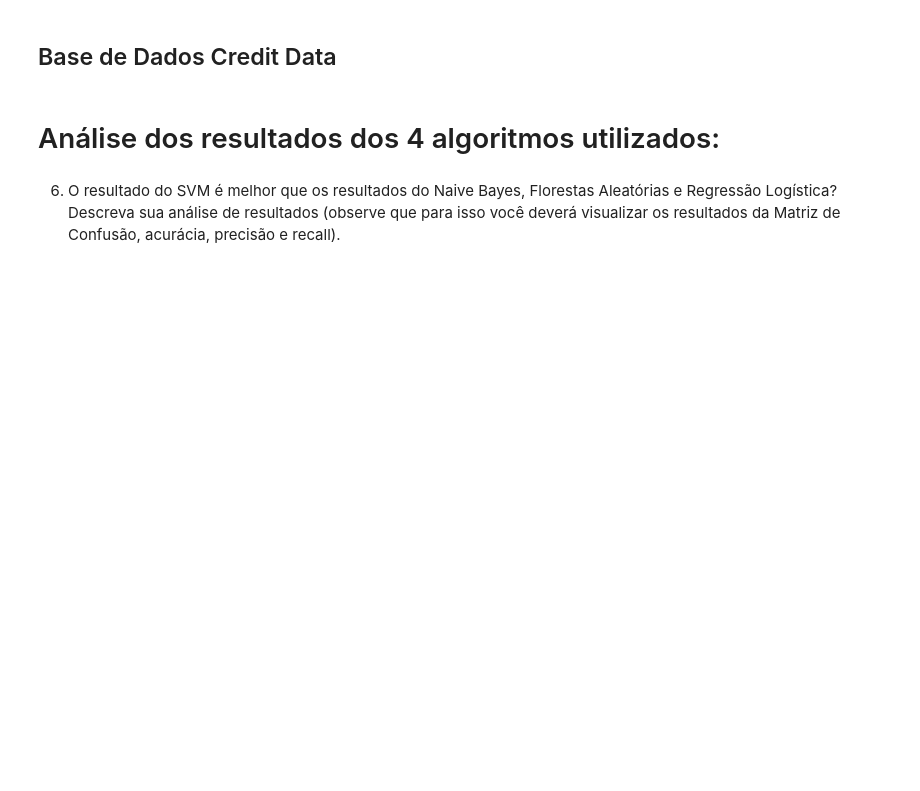
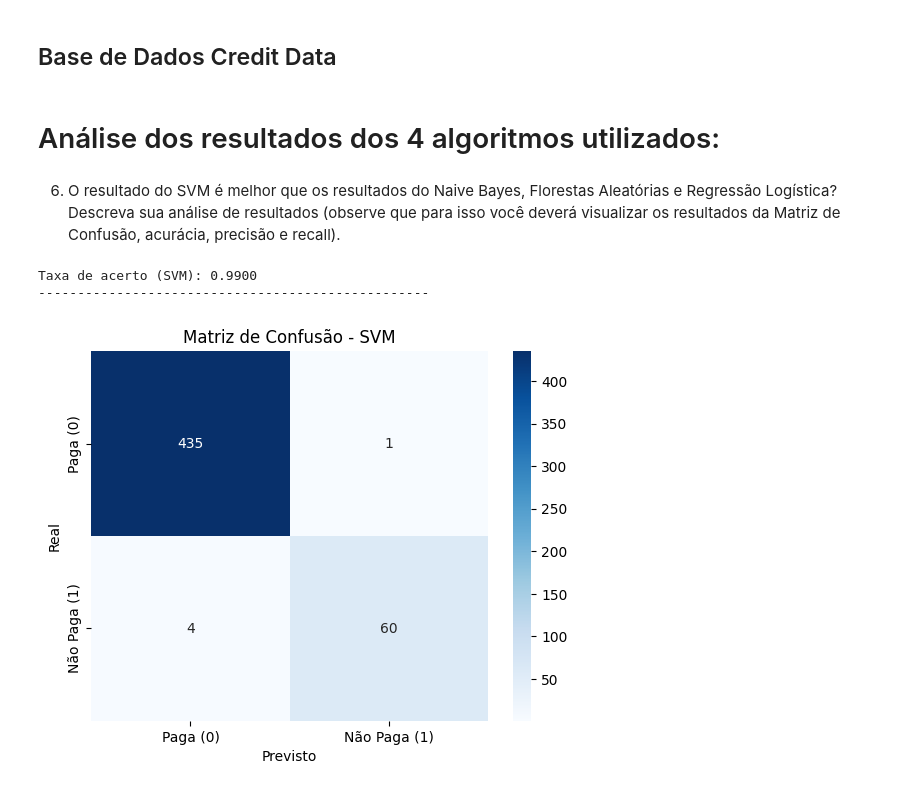
Before and after one commit to LuanaNitsche/AprendizadoDeMaquina, a Jupyter notebook: arvores/TRABALHO_3_PARTE_3_Algoritmo_Árvores_de_DecisãoRegressãoLogística_SVM.ipynb, the cells around one changed output. Saved outputs shown, nothing was run; the diff lists cells and outputs as text; code cells hidden in the pictures; blank space fills up the shorter version.

```diff
--- a/arvores/TRABALHO_3_PARTE_3_Algoritmo_Árvores_de_DecisãoRegressãoLogística_SVM.ipynb
+++ b/arvores/TRABALHO_3_PARTE_3_Algoritmo_Árvores_de_DecisãoRegressãoLogística_SVM.ipynb
@@ -190,0 +239,12 @@ from sklearn.svm import SVC
+# %%
+# Testando C maior com o melhor kernel (RBF)
+for c in range(1, 11):
+    svm = SVC(kernel='rbf', C=c, random_state=1)
+    svm.fit(X_credit_treinamento, y_credit_treinamento)
+
+    previsoes = svm.predict(X_credit_teste)
+    acuracia = accuracy_score(y_credit_teste, previsoes)
+
+    print(f"C={c} -> Acurácia: {acuracia:.3f}")
+
+#R: Melhores C = 9,8,7
@@ -194,3 +321,67 @@ from sklearn.svm import SVC
 # Análise dos resultados dos 4 algoritmos utilizados:
 # %% [markdown]
 6. O resultado do SVM é melhor que os resultados do Naive Bayes, Florestas Aleatórias e Regressão Logística? Descreva sua análise de resultados (observe que para isso você deverá visualizar os resultados da Matriz de Confusão, acurácia, precisão e recall).
+# %%
+# Carregar base
+with open('credit.pkl', 'rb') as f:
+    X_credit_treinamento, y_credit_treinamento, X_credit_teste, y_credit_teste = pickle.load(f)
+
+# SVM com os melhores parâmetros (do GridSearch)
+svm_credit = SVC(kernel='rbf', C=100.0, gamma='scale', random_state=1)
+svm_credit.fit(X_credit_treinamento, y_credit_treinamento)
+
+# Previsões
+previsoes_svm = svm_credit.predict(X_credit_teste)
+
+# Acurácia
+acuracia = accuracy_score(y_credit_teste, previsoes_svm)
+print(f"Taxa de acerto (SVM): {acuracia:.4f}")
+print("-" * 50)
+
+# Matriz de confusão
+cm_svm = confusion_matrix(y_credit_teste, previsoes_svm)
+
+sns.heatmap(
+    cm_svm,
+    annot=True,
+    fmt='d',
+    cmap='Blues',
+    xticklabels=['Paga (0)', 'Não Paga (1)'],
+    yticklabels=['Paga (0)', 'Não Paga (1)'],
+)
+plt.xlabel('Previsto')
+plt.ylabel('Real')
+plt.title('Matriz de Confusão - SVM')
+plt.show()
+
+# Interpretação básica
+print(f"\ni.   Classificados corretamente que pagam: {cm_svm[0, 0]}")
+print(f"ii.  Classificados incorretamente como não pagantes: {cm_svm[0, 1]}")
+print(f"iii. Classificados corretamente que não pagam: {cm_svm[1, 1]}")
+print(f"iv.  Classificados incorretamente como pagantes: {cm_svm[1, 0]}")
+
+# Relatório
+print("\nRelatório de classificação:")
+print(classification_report(
+    y_credit_teste,
+    previsoes_svm,
+    target_names=['Paga (0)', 'Não Paga (1)']
+))
+
+#R:
+
+#O modelo SVM apresentou desempenho competitivo em relação aos demais algoritmos, porém não foi claramente superior a todos.
+
+#Comparando os resultados, o Naive Bayes teve o pior desempenho, com acurácia de apenas 0,25, sendo prejudicado pelo pequeno conjunto de dados de teste e pela incapacidade de classificar corretamente algumas classes.
+
+#A regressão logística apresentou um bom desempenho, com acurácia de 0,95, porém com menor recall para a classe “Não Paga”, indicando dificuldade em identificar corretamente esses casos.
+
+#Já os modelos baseados em árvores (Florestas Aleatórias) apresentaram os melhores resultados, com acurácia de 0,97 e 0,98, além de altos valores de precisão e recall para ambas as classes, demonstrando maior equilíbrio e capacidade de generalização.
+
+#O SVM apresentou desempenho semelhante aos melhores modelos, com alta acurácia e boas métricas de precisão e recall. No entanto, não superou de forma significativa os resultados das Florestas Aleatórias, que se destacaram como o melhor modelo entre os analisados.
+
+#Portanto, conclui-se que o SVM é superior ao Naive Bayes e à regressão logística, mas apresenta desempenho semelhante às Florestas Aleatórias, que obtiveram os melhores resultados gerais.
+# %% [output]
+Taxa de acerto (SVM): 0.9900
+--------------------------------------------------
+[figure, added]
```
Also changed, not shown: parts of 6 cells of this notebook, 2 other files.
